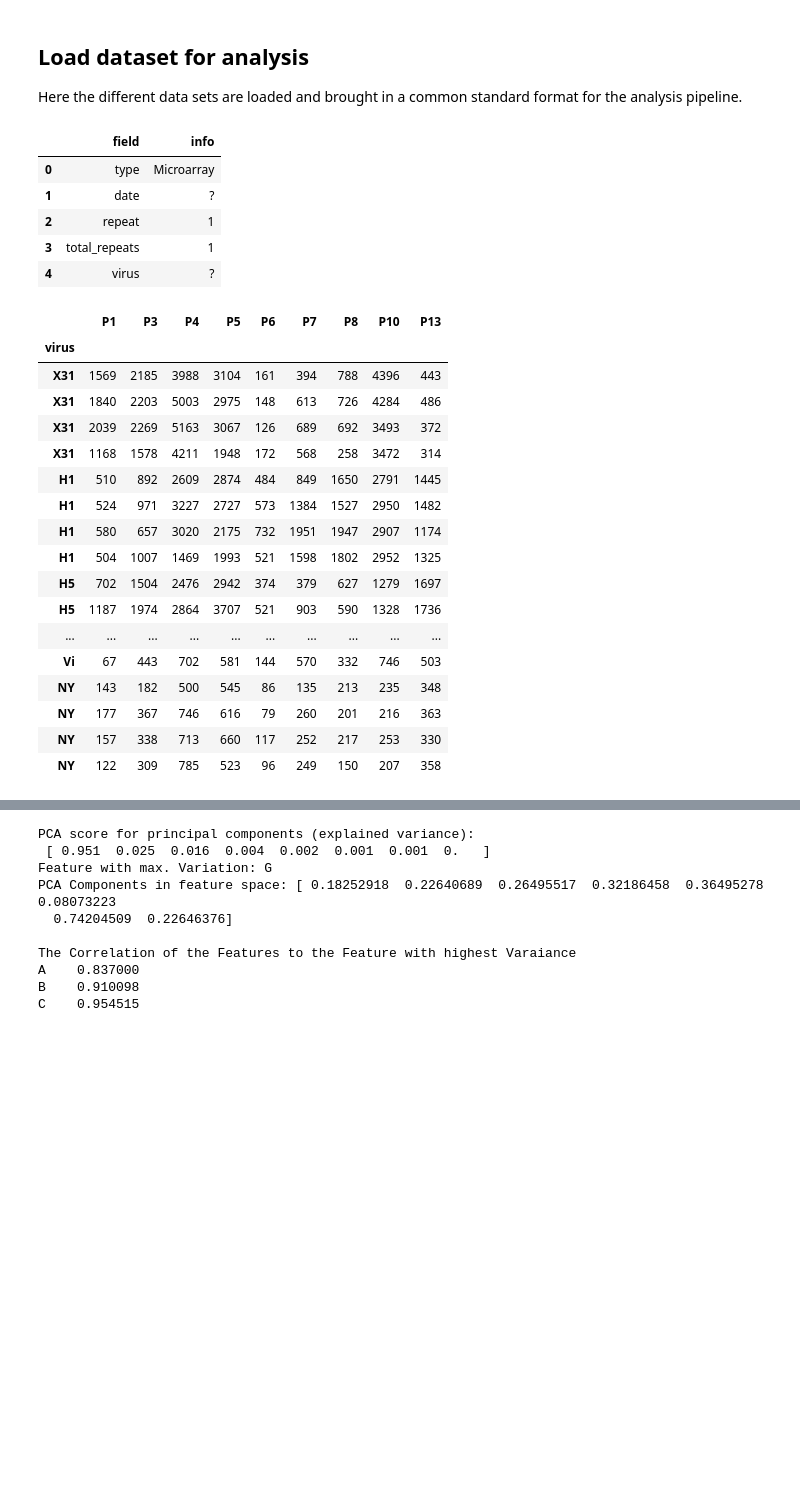
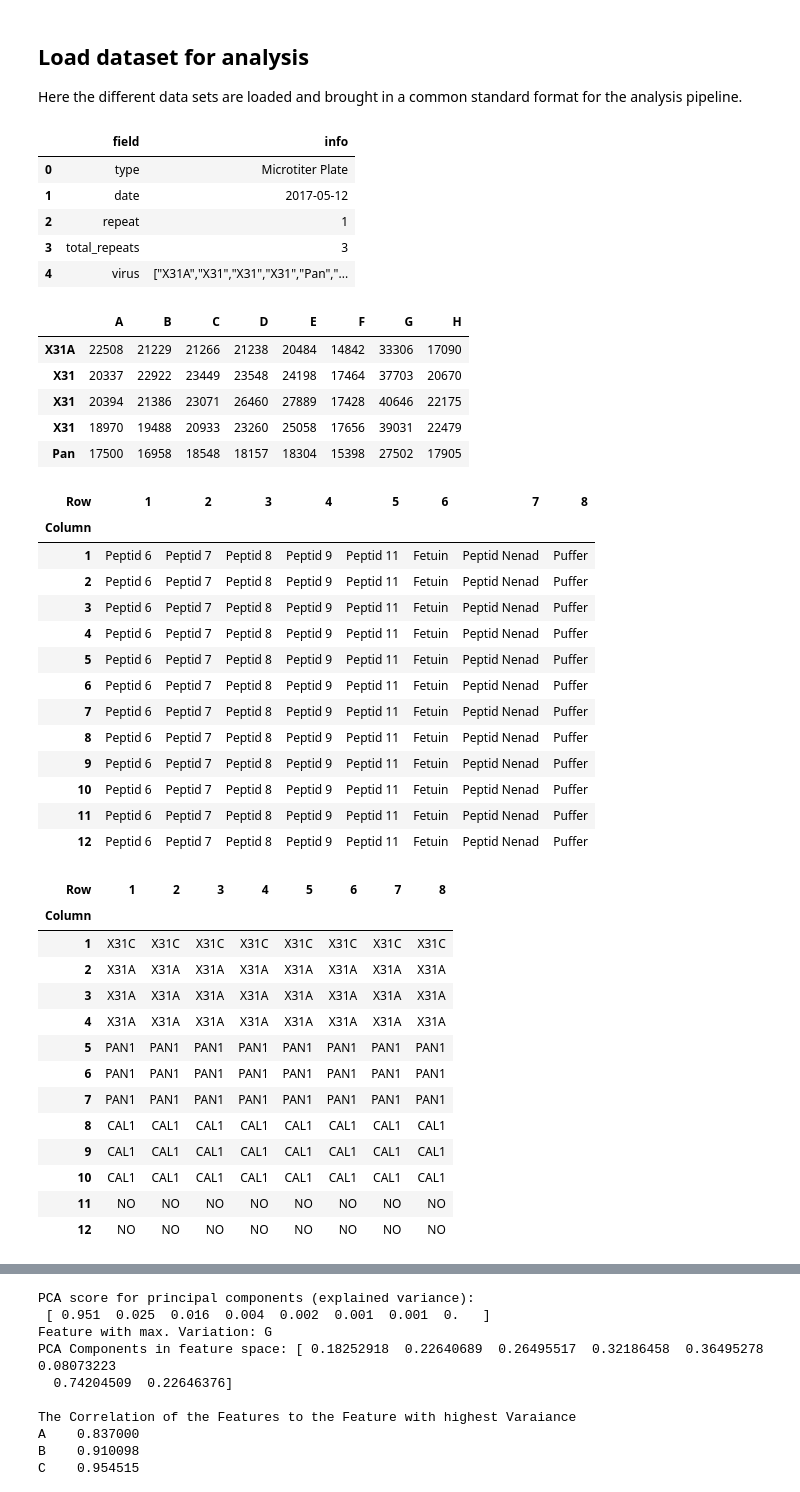
Before and after one commit to matthiaskoenig/flutype_analysis, a Jupyter notebook: analysis.ipynb, the cells around one changed output, grey strips where cells are left out. Saved outputs shown, nothing was run; the diff lists cells and outputs as text; code cells hidden in the pictures; blank space fills up the shorter version.

```diff
--- a/analysis.ipynb
+++ b/analysis.ipynb
@@ -20,8 +20,8 @@ Here the different data sets are loaded and brought in a common standard format
 data_ids = {'2017-05-12_MTP_R1', 'flutype_test' }
 
 #--------------------------
-#data_id = '2017-05-12_MTP_R1'
-data_id = 'flutype_test'
+data_id = '2017-05-12_MTP_R1'
+#data_id = 'flutype_test'
 #--------------------------
 if data_id == '2017-05-12_MTP_R1':
     # Microtiter Plate (2017-05-12, 1 plate, 1/3 repeats)
@@ -30,54 +30,75 @@ if data_id == '2017-05-12_MTP_R1':
     output = output.T
 
 
     # load peptide and virus coordinates
     gal_pep = pd.read_csv("data/{}_pep.gal".format(data_id), sep='\t', index_col="ID")
     gal_vir = pd.read_csv("data/{}_vir.gal".format(data_id), sep='\t', index_col="ID")
     vir_cor = gal_vir.pivot(index="Row", columns="Column", values="Name")
     pep_cor = gal_pep.pivot(index="Row", columns="Column", values="Name")
 
 
 
     # todo: this information has to be pulled out from data (in meta information for experiment)
     output.index = ["X31A","X31","X31","X31","Pan","Pan","Pan","Calif","Calif","Calif","no-virus","no-virus"]
 
 elif data_id == "flutype_test":
     # Microarray (1 plate, 1 measurement)
     meta = pd.read_csv("data/{}.meta".format(data_id), sep='\t')
     output = pd.read_csv("data/{}.csv".format(data_id) , sep='\t')
     output.index = output.virus
     output = output.drop('virus', 1)
 
     # load peptide and virus coordinates
     gal_pep = pd.read_csv("data/{}_pep.gal".format(data_id), sep='\t', index_col="ID")
     gal_vir = pd.read_csv("data/{}_vir.gal".format(data_id), sep='\t', index_col="ID")
     vir_cor = gal_vir.pivot(index="Row", columns="Column", values="Name")
-    pep_cor = gal_pep.pivot(index="Row", columns="Column", values="Name")
+    #pep_cor = gal_pep.pivot(index="Row", columns="Column", values="Name")
 
+#display meta data
 display(meta.head())
-display(output)
+#display reader output
+display(output.head())
+#display peptide positions
+display(pep_cor.T)
+display(vir_cor.T)
 # %% [output]
 |  | field | info |
-| 0 | type | Microarray |
-| 1 | date | ? |
+| 0 | type | Microtiter Plate |
+| 1 | date | 2017-05-12 |
 | 2 | repeat | 1 |
-| 3 | total_repeats | 1 |
-| 4 | virus | ? |
+| 3 | total_repeats | 3 |
+| 4 | virus | ["X31A","X31","X31","X31","Pan","... |
-|  | P1 | P3 | P4 | P5 | P6 | P7 | P8 | P10 | P13 |
-| virus |  |  |  |  |  |  |  |  |  |
-| X31 | 1569 | 2185 | 3988 | 3104 | 161 | 394 | 788 | 4396 | 443 |
-| X31 | 1840 | 2203 | 5003 | 2975 | 148 | 613 | 726 | 4284 | 486 |
-| X31 | 2039 | 2269 | 5163 | 3067 | 126 | 689 | 692 | 3493 | 372 |
-| X31 | 1168 | 1578 | 4211 | 1948 | 172 | 568 | 258 | 3472 | 314 |
-| H1 | 510 | 892 | 2609 | 2874 | 484 | 849 | 1650 | 2791 | 1445 |
-| H1 | 524 | 971 | 3227 | 2727 | 573 | 1384 | 1527 | 2950 | 1482 |
-| H1 | 580 | 657 | 3020 | 2175 | 732 | 1951 | 1947 | 2907 | 1174 |
-| H1 | 504 | 1007 | 1469 | 1993 | 521 | 1598 | 1802 | 2952 | 1325 |
-| H5 | 702 | 1504 | 2476 | 2942 | 374 | 379 | 627 | 1279 | 1697 |
-| H5 | 1187 | 1974 | 2864 | 3707 | 521 | 903 | 590 | 1328 | 1736 |
-| ... | ... | ... | ... | ... | ... | ... | ... | ... | ... |
-| Vi | 67 | 443 | 702 | 581 | 144 | 570 | 332 | 746 | 503 |
-| NY | 143 | 182 | 500 | 545 | 86 | 135 | 213 | 235 | 348 |
-| NY | 177 | 367 | 746 | 616 | 79 | 260 | 201 | 216 | 363 |
-| NY | 157 | 338 | 713 | 660 | 117 | 252 | 217 | 253 | 330 |
-| NY | 122 | 309 | 785 | 523 | 96 | 249 | 150 | 207 | 358 |
+|  | A | B | C | D | E | F | G | H |
+| X31A | 22508 | 21229 | 21266 | 21238 | 20484 | 14842 | 33306 | 17090 |
+| X31 | 20337 | 22922 | 23449 | 23548 | 24198 | 17464 | 37703 | 20670 |
+| X31 | 20394 | 21386 | 23071 | 26460 | 27889 | 17428 | 40646 | 22175 |
+| X31 | 18970 | 19488 | 20933 | 23260 | 25058 | 17656 | 39031 | 22479 |
+| Pan | 17500 | 16958 | 18548 | 18157 | 18304 | 15398 | 27502 | 17905 |
+| Row | 1 | 2 | 3 | 4 | 5 | 6 | 7 | 8 |
+| Column |  |  |  |  |  |  |  |  |
+| 1 | Peptid 6 | Peptid 7 | Peptid 8 | Peptid 9 | Peptid 11 | Fetuin | Peptid Nenad | Puffer |
+| 2 | Peptid 6 | Peptid 7 | Peptid 8 | Peptid 9 | Peptid 11 | Fetuin | Peptid Nenad | Puffer |
+| 3 | Peptid 6 | Peptid 7 | Peptid 8 | Peptid 9 | Peptid 11 | Fetuin | Peptid Nenad | Puffer |
+| 4 | Peptid 6 | Peptid 7 | Peptid 8 | Peptid 9 | Peptid 11 | Fetuin | Peptid Nenad | Puffer |
+| 5 | Peptid 6 | Peptid 7 | Peptid 8 | Peptid 9 | Peptid 11 | Fetuin | Peptid Nenad | Puffer |
+| 6 | Peptid 6 | Peptid 7 | Peptid 8 | Peptid 9 | Peptid 11 | Fetuin | Peptid Nenad | Puffer |
+| 7 | Peptid 6 | Peptid 7 | Peptid 8 | Peptid 9 | Peptid 11 | Fetuin | Peptid Nenad | Puffer |
+| 8 | Peptid 6 | Peptid 7 | Peptid 8 | Peptid 9 | Peptid 11 | Fetuin | Peptid Nenad | Puffer |
+| 9 | Peptid 6 | Peptid 7 | Peptid 8 | Peptid 9 | Peptid 11 | Fetuin | Peptid Nenad | Puffer |
+| 10 | Peptid 6 | Peptid 7 | Peptid 8 | Peptid 9 | Peptid 11 | Fetuin | Peptid Nenad | Puffer |
+| 11 | Peptid 6 | Peptid 7 | Peptid 8 | Peptid 9 | Peptid 11 | Fetuin | Peptid Nenad | Puffer |
+| 12 | Peptid 6 | Peptid 7 | Peptid 8 | Peptid 9 | Peptid 11 | Fetuin | Peptid Nenad | Puffer |
+| Row | 1 | 2 | 3 | 4 | 5 | 6 | 7 | 8 |
+| Column |  |  |  |  |  |  |  |  |
+| 1 | X31C | X31C | X31C | X31C | X31C | X31C | X31C | X31C |
+| 2 | X31A | X31A | X31A | X31A | X31A | X31A | X31A | X31A |
+| 3 | X31A | X31A | X31A | X31A | X31A | X31A | X31A | X31A |
+| 4 | X31A | X31A | X31A | X31A | X31A | X31A | X31A | X31A |
+| 5 | PAN1 | PAN1 | PAN1 | PAN1 | PAN1 | PAN1 | PAN1 | PAN1 |
+| 6 | PAN1 | PAN1 | PAN1 | PAN1 | PAN1 | PAN1 | PAN1 | PAN1 |
+| 7 | PAN1 | PAN1 | PAN1 | PAN1 | PAN1 | PAN1 | PAN1 | PAN1 |
+| 8 | CAL1 | CAL1 | CAL1 | CAL1 | CAL1 | CAL1 | CAL1 | CAL1 |
+| 9 | CAL1 | CAL1 | CAL1 | CAL1 | CAL1 | CAL1 | CAL1 | CAL1 |
+| 10 | CAL1 | CAL1 | CAL1 | CAL1 | CAL1 | CAL1 | CAL1 | CAL1 |
+| 11 | NO | NO | NO | NO | NO | NO | NO | NO |
+| 12 | NO | NO | NO | NO | NO | NO | NO | NO |
```
Also changed, not shown: parts of 18 cells of this notebook, 7 other files.
